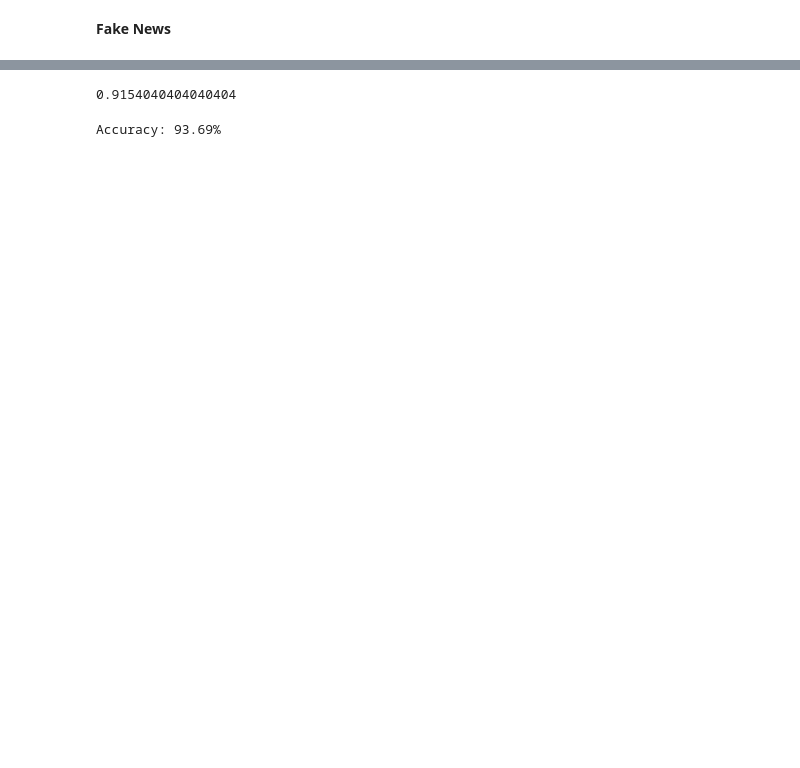
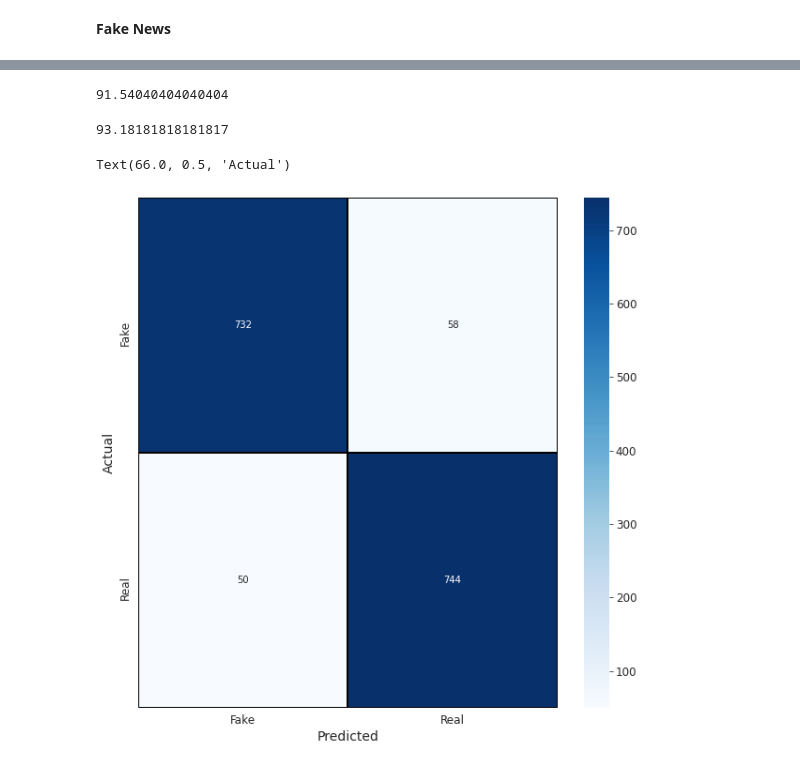
Before and after one commit to aczoo/Fake-News, a Jupyter notebook: hoohacks.ipynb, the cells around one changed output, grey strips where cells are left out. Saved outputs shown, nothing was run; the diff lists cells and outputs as text; code cells hidden in the pictures; blank space fills up the shorter version.

```diff
--- a/hoohacks.ipynb
+++ b/hoohacks.ipynb
@@ -111,9 +111,9 @@ from sklearn.linear_model import LogisticRegression
 logreg = LogisticRegression()
 logreg.fit(x_vector_train,y_train)
 predected= logreg.predict(x_vector_test)
-logreg.score(x_vector_test, y_test)
+logreg.score(x_vector_test, y_test)*100
 # %% [output]
-0.9154040404040404
+91.54040404040404
 # %%
 from sklearn.linear_model import PassiveAggressiveClassifier
 from sklearn.metrics import accuracy_score
@@ -121,6 +121,18 @@ pac=PassiveAggressiveClassifier(max_iter=50)
 pac.fit(x_vector_train,y_train)
 y_pred=pac.predict(x_vector_test)
 score=accuracy_score(y_test,y_pred)
-print(f'Accuracy: {round(score*100,2)}%')
+print(score*100)
 # %% [output]
-Accuracy: 93.69%
+93.18181818181817
+# %%
+from sklearn.metrics import confusion_matrix
+
+confusion = confusion_matrix(y_test,y_pred)
+# %%
+plt.figure(figsize = (10,10))
+sns.heatmap(confusion,cmap= "Blues", linecolor = 'black' , linewidth = 1 , annot = True, fmt='' , xticklabels = ['Fake','Real'] , yticklabels = ['Fake','Real'])
+plt.xlabel("Predicted")
+plt.ylabel("Actual")
+# %% [output]
+Text(66.0, 0.5, 'Actual')
+[figure, added]
```
Also changed, not shown: parts of 3 cells of this notebook.
